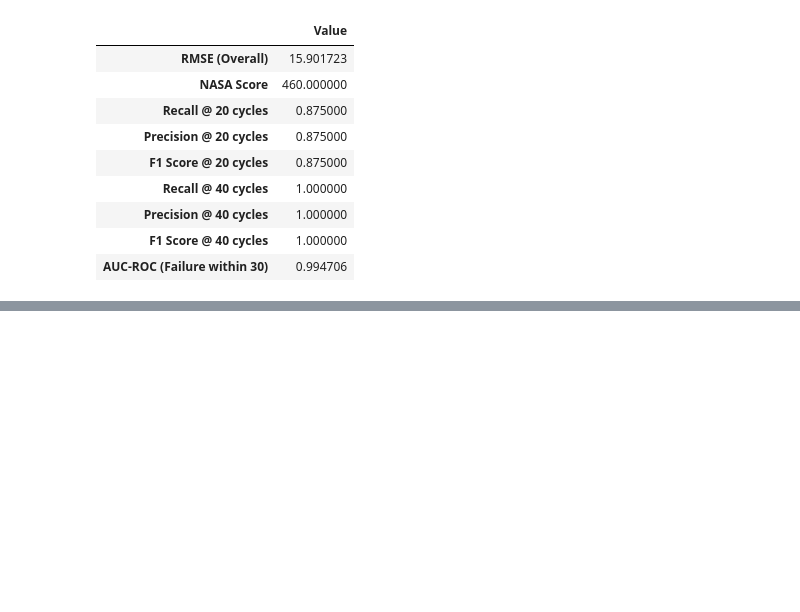
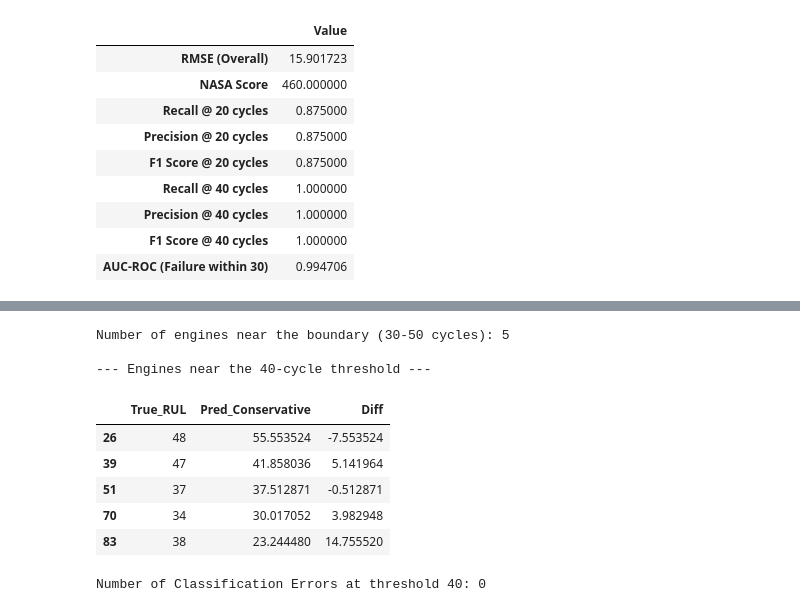
Before and after one commit to SinghNayanKumar/NASA-turbofan-RUL, a Jupyter notebook: notebooks/EDA.ipynb, the cells around one changed output, grey strips where cells are left out. Cells and saved outputs as stored; diff of their text form; code cells hidden in the pictures; blank space fills up the shorter version.

```diff
--- a/notebooks/EDA.ipynb
+++ b/notebooks/EDA.ipynb
@@ -1522,0 +1550,36 @@ display(pd.DataFrame.from_dict(metrics_safe, orient='index', columns=['Value']))
+# %%
+# Create a dataframe to analyze the boundary
+df_verify = pd.DataFrame({
+    'True_RUL': y_true_clean,
+    'Pred_Conservative': y_pred_conservative,
+    'Diff': y_true_clean - y_pred_conservative
+})
+
+# Filter for engines that are actually near the threshold (30 to 50 cycles)
+# These are the ones that usually cause False Positives/Negatives
+boundary_cases = df_verify[(df_verify['True_RUL'] > 30) & (df_verify['True_RUL'] < 50)]
+
+print(f"Number of engines near the boundary (30-50 cycles): {len(boundary_cases)}")
+print("\n--- Engines near the 40-cycle threshold ---")
+display(boundary_cases)
+
+# Check logic
+# Did we predict ANY of these wrong?
+# Wrong means: (True <= 40 AND Pred > 40) OR (True > 40 AND Pred <= 40)
+errors = boundary_cases[
+    ((boundary_cases['True_RUL'] <= 40) & (boundary_cases['Pred_Conservative'] > 40)) |
+    ((boundary_cases['True_RUL'] > 40) & (boundary_cases['Pred_Conservative'] <= 40))
+]
+
+print(f"\nNumber of Classification Errors at threshold 40: {len(errors)}")
+# %% [output]
+Number of engines near the boundary (30-50 cycles): 5
+
+--- Engines near the 40-cycle threshold ---
+|  | True_RUL | Pred_Conservative | Diff |
+| 26 | 48 | 55.553524 | -7.553524 |
+| 39 | 47 | 41.858036 | 5.141964 |
+| 51 | 37 | 37.512871 | -0.512871 |
+| 70 | 34 | 30.017052 | 3.982948 |
+| 83 | 38 | 23.244480 | 14.755520 |
+Number of Classification Errors at threshold 40: 0
```
Also changed, not shown: parts of 1 cell of this notebook.
